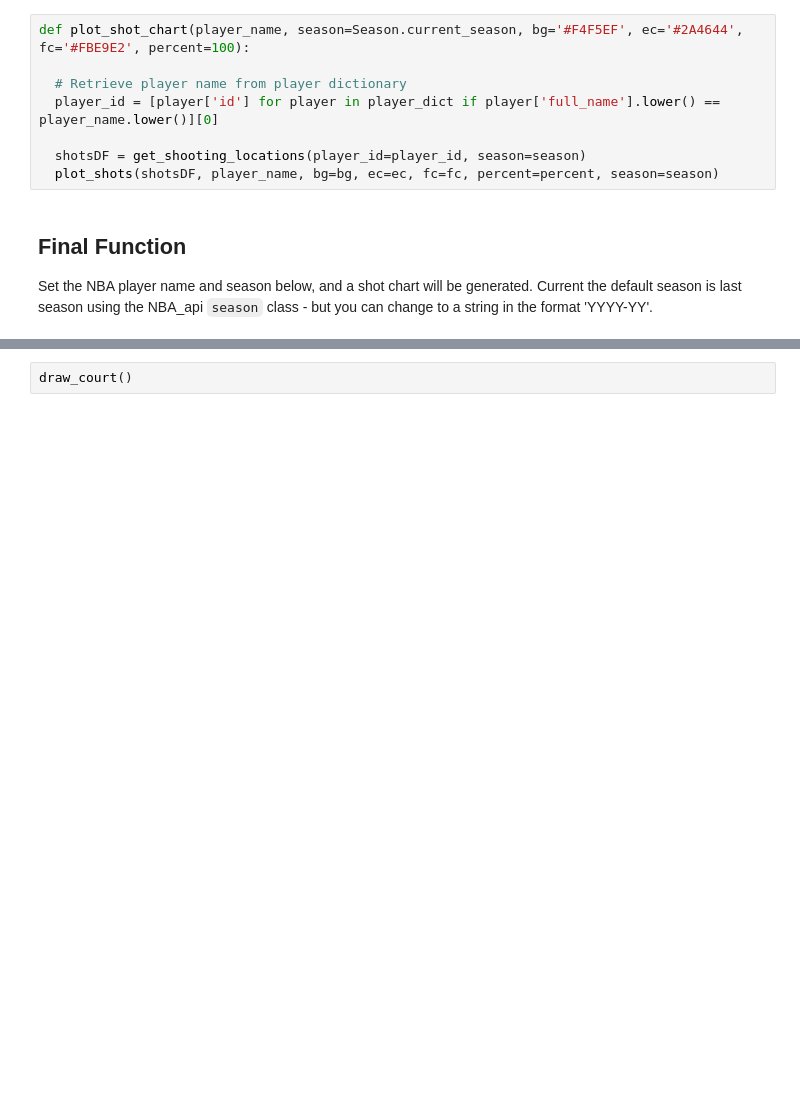
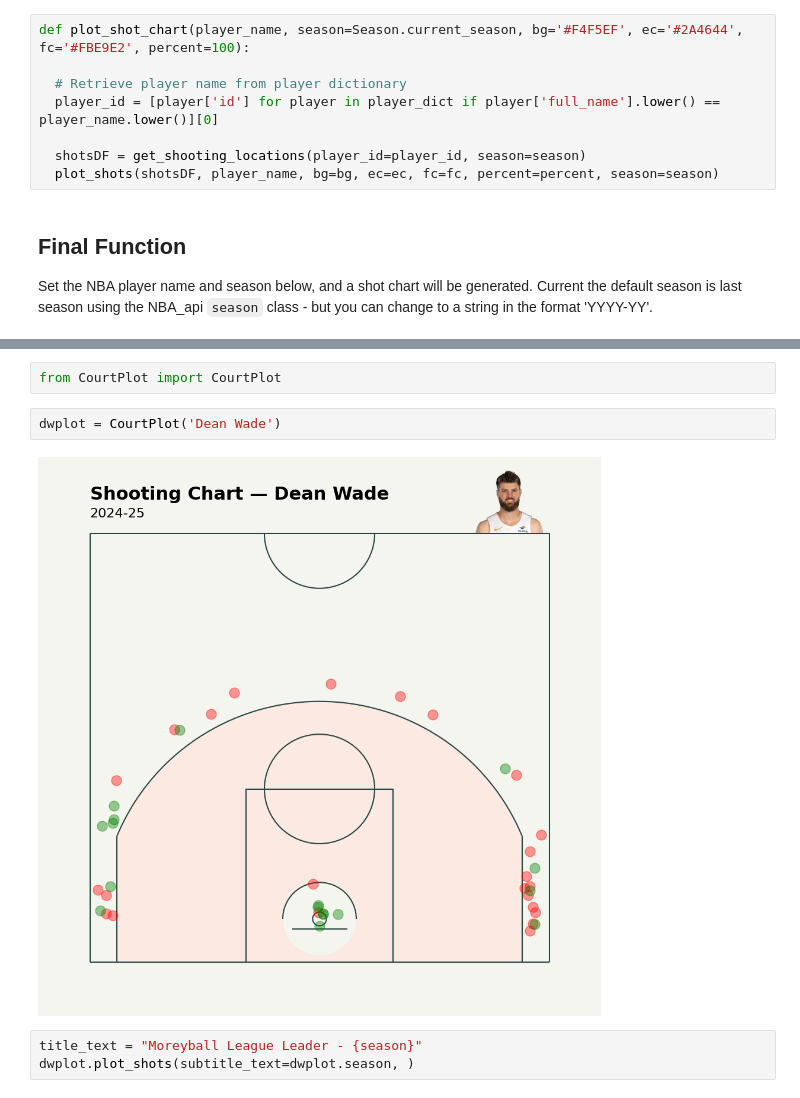
Before and after one commit to penborter/nba-data, a Jupyter notebook: utilities/CourtPlot.ipynb, the cells around one changed output, grey strips where cells are left out. Drawn from its saved outputs; the diff is of its cells as text; blank space fills up the shorter version.

Commit message:
Add back moreyball action

```diff
--- a/utilities/CourtPlot.ipynb
+++ b/utilities/CourtPlot.ipynb
@@ -227,2 +226,9 @@ plot_shot_chart(player_name, bg='#f2ead9', ec='#444444', fc='#f3ccc5', percent=9
-# %%
-draw_court()
+# %%
+from CourtPlot import CourtPlot
+# %%
+dwplot = CourtPlot('Dean Wade')
+# %% [output]
+[figure, added]
+# %%
+title_text = "Moreyball League Leader - {season}"
+dwplot.plot_shots(subtitle_text=dwplot.season, )
```
Also changed, not shown: parts of 5 cells of this notebook, 5 other files.
